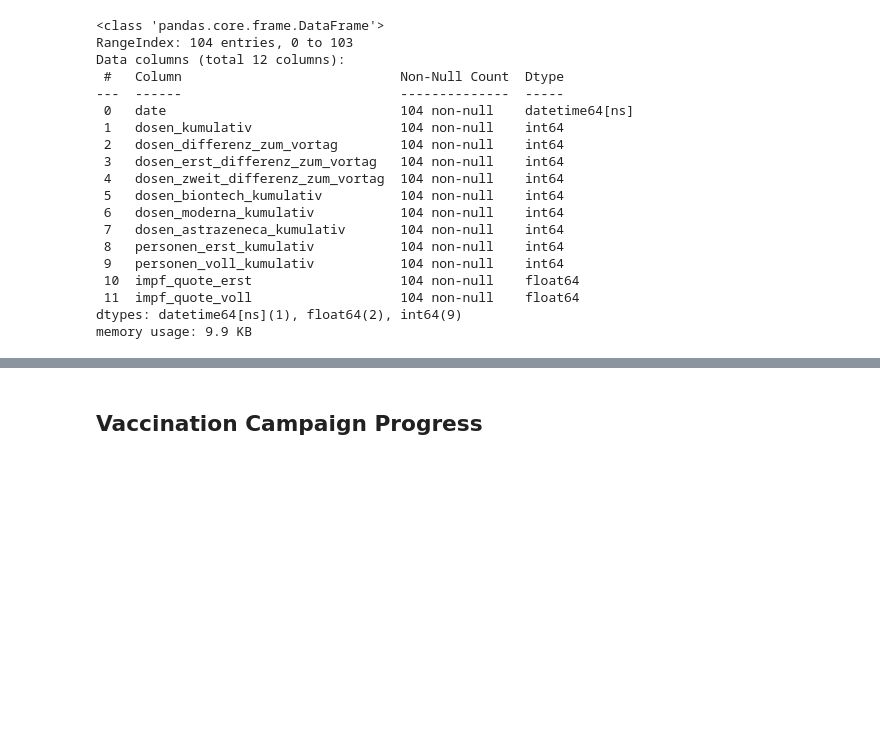
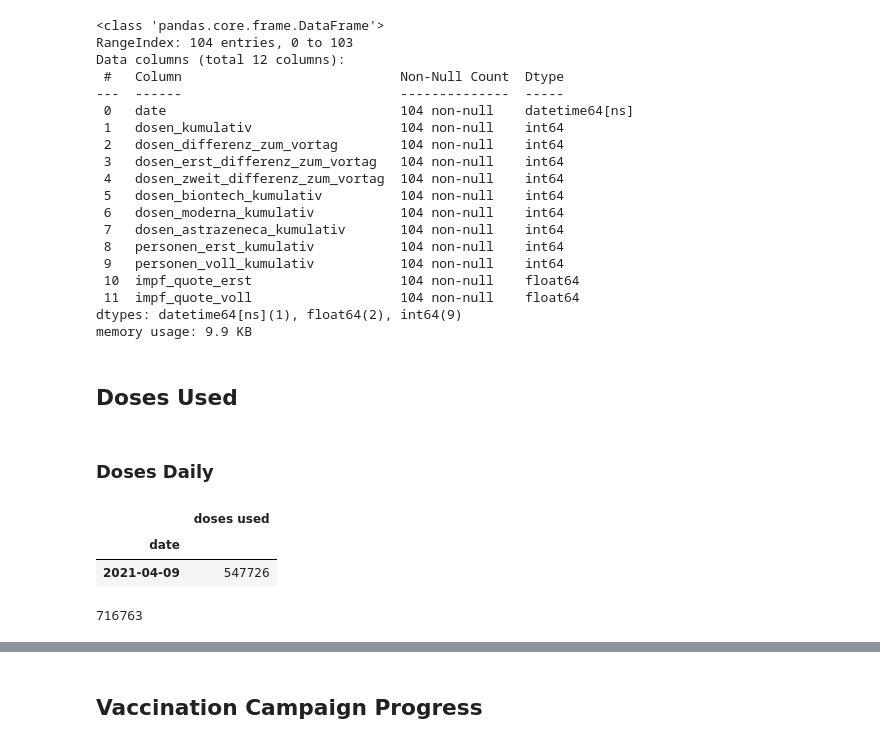
Before and after one commit to RuedigerVoigt/track-covid-19, a Jupyter notebook: vaccination.ipynb, the cells around one changed output, grey strips where cells are left out. Cells and saved outputs as stored; diff of their text form; code cells hidden in the pictures; blank space fills up the shorter version.

```diff
--- a/vaccination.ipynb
+++ b/vaccination.ipynb
@@ -55,3 +57,5 @@ Data columns (total 12 columns):
  11  impf_quote_voll                   104 non-null    float64
 dtypes: datetime64[ns](1), float64(2), int64(9)
 memory usage: 9.9 KB
+# %% [markdown]
+## Doses Used
@@ -57,0 +65,15 @@ memory usage: 9.9 KB
+# %% [markdown]
+### Doses Daily
+# %%
+doses_daily = doses.set_index('date', inplace=False)
+doses_daily.tail(1)
+# %% [output]
+|  | doses used |
+| date |  |
+| 2021-04-09 | 547726 |
+# %%
+# What is the highest number of doeses used in a day?
+max_doses_daily = max(doses_daily['doses used'])
+max_doses_daily
+# %% [output]
+716763
```
Also changed, not shown: parts of 9 cells of this notebook.
